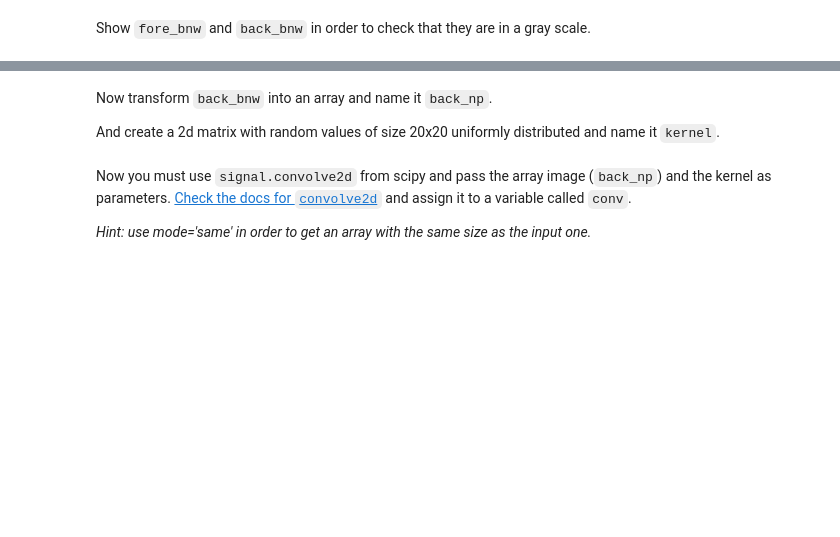
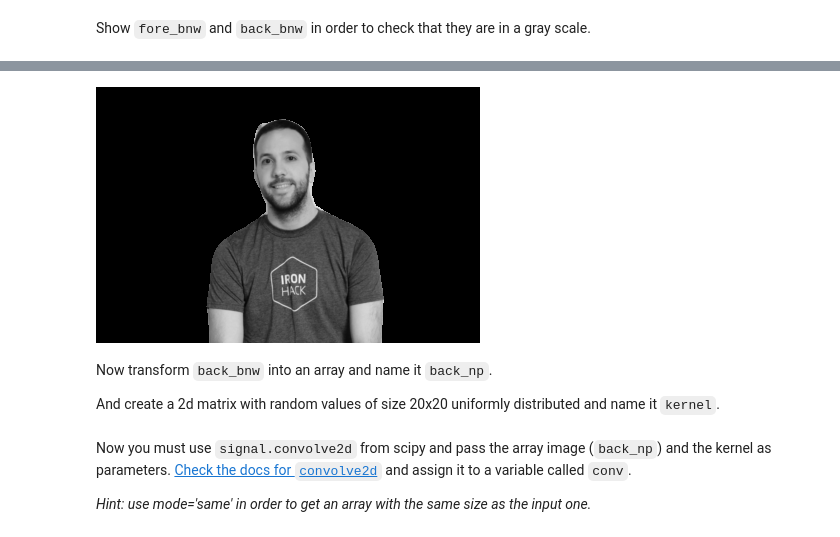
Before and after one commit to blancalluch/ImageSegmentation, a Jupyter notebook: main.ipynb, the cells around one changed output, grey strips where cells are left out. Cells and saved outputs as stored; diff of their text form; code cells hidden in the pictures; blank space fills up the shorter version.

```diff
--- a/main.ipynb
+++ b/main.ipynb
@@ -45,5 +45,4 @@ In order to be able to segment an image, what **we first need is an image**. So,
 Using this function you will be using Pillow, the most popular and de facto standard library in Python for loading and working with image data. However, if you'd like to see how gorgeous you look on that picture, try using [`plt.show`](https://matplotlib.org/api/_as_gen/matplotlib.pyplot.show.html).
 # %%
 # Your code here
-im = Image.open('../ImageSegmentation/images/homer.jpg')
-im
+im = Image.open('../ImageSegmentation/images/me.JPG')
@@ -116,3 +111,7 @@ Show `fore_bnw` and `back_bnw` in order to check that they are in a gray scale.
+# %%
+back_bnw
+# %% [output]
+[figure, added]
 # %% [markdown]
 Now transform `back_bnw` into an array and name it `back_np`.
 
```
Also changed, not shown: parts of 15 cells of this notebook.
